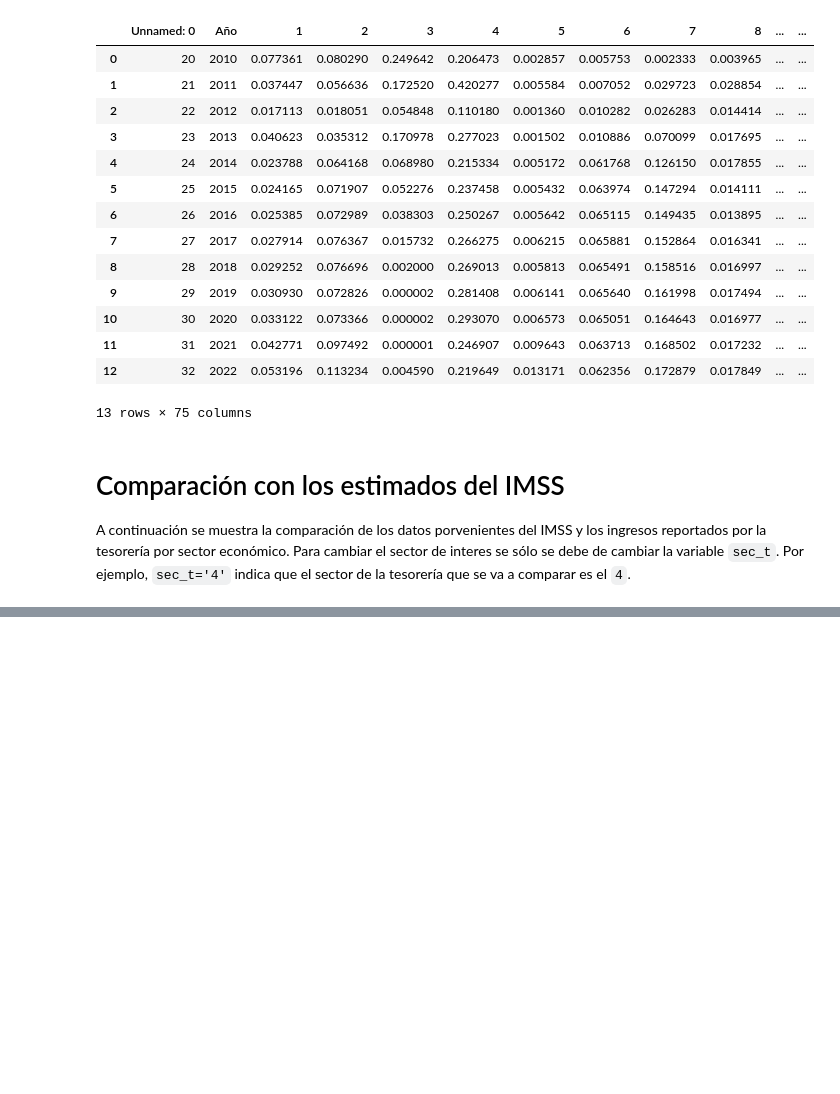
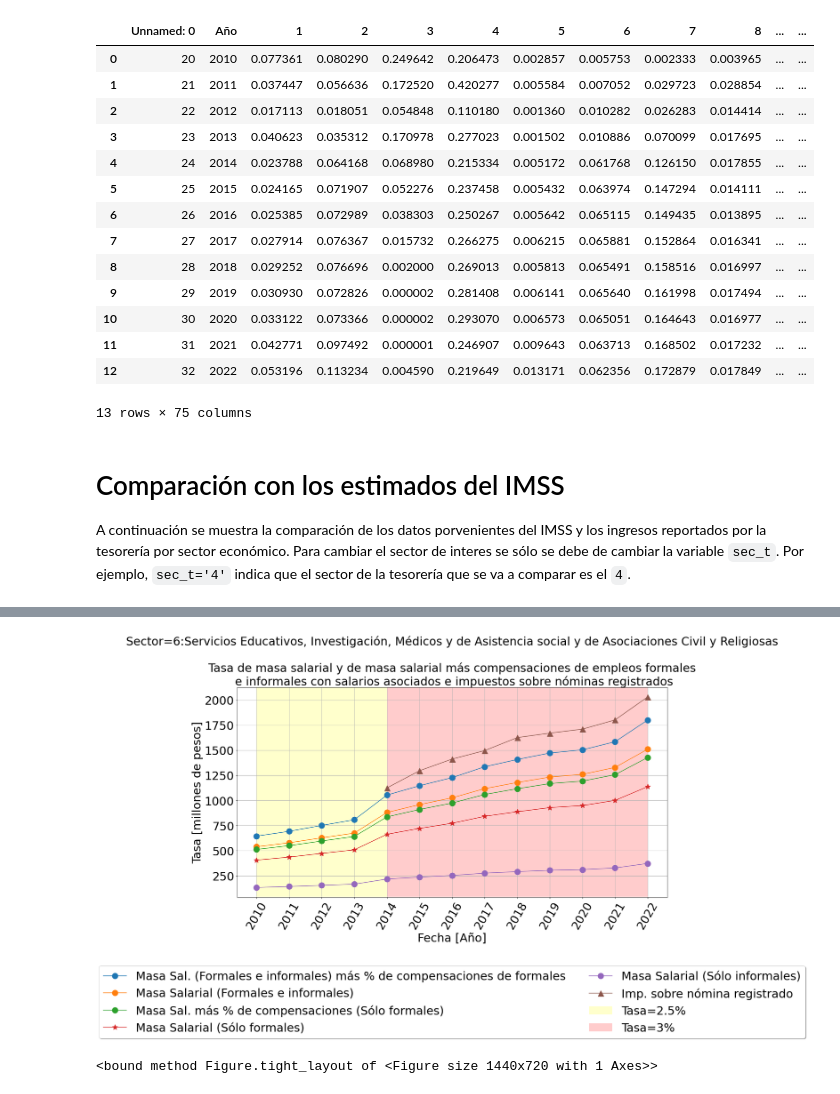
Before and after one commit to milocortes/tesoreria_cdmx, a Jupyter notebook: IMSS_NOMINA/src/Masa_salarial_Sectores_IMSS_Tesorería.ipynb, the cells around one changed output, grey strips where cells are left out. Drawn from its saved outputs; the diff is of its cells as text; code cells hidden in the pictures; blank space fills up the shorter version.

```diff
--- a/IMSS_NOMINA/src/Masa_salarial_Sectores_IMSS_Tesorería.ipynb
+++ b/IMSS_NOMINA/src/Masa_salarial_Sectores_IMSS_Tesorería.ipynb
@@ -594 +594,73 @@ fig.tight_layout
 <bound method Figure.tight_layout of <Figure size 1440x720 with 1 Axes>>
+# %%
+ms='masa_sal_ta'
+
+sec_t='6'
+
+from crosswalks_scian_tesoreria import tesoreria_v15
+
+tesoreria_v15['1_2']='Comercio al por Mayor y al por Menor'
+
+markersize=15
+
+fig, ax = plt.subplots(figsize=(20, 10))
+# for ms in masa_sal_col:
+
+    # Plot the data
+ax.plot(1e-6*df_masa_sal_anual['masa_sal_ta_tesoreria_'+str(sec_t)+'_tasa_anual_con_compensaciones'].values[:-1]+1e-6*df_masa_sal_anual['masa_sal_ta_tesoreria_'+str(sec_t)+'_tasa_anual_frac_informales'].values[:-1],
+
+        'o-',markersize=markersize,label='Masa Sal. (Formales e informales) más % de compensaciones de formales')
+
+ax.plot(1e-6*df_masa_sal_anual['masa_sal_ta_tesoreria_'+str(sec_t)+'_tasa_anual'].values[:-1]+1e-6*df_masa_sal_anual['masa_sal_ta_tesoreria_'+str(sec_t)+'_tasa_anual_frac_informales'].values[:-1],
+
+        'o-',markersize=markersize,label='Masa Salarial (Formales e informales)')
+
+ax.plot(1e-6*df_masa_sal_anual['masa_sal_ta_tesoreria_'+str(sec_t)+'_tasa_anual_con_compensaciones'].values[:-1],
+
+        'o-',markersize=markersize,label='Masa Sal. más % de compensaciones (Sólo formales)')
+
+ax.plot(1e-6*(1)*df_masa_sal_anual['masa_sal_ta_tesoreria_'+str(sec_t)+'_tasa_anual'].values[:-1],
+
+        '*-',markersize=markersize,label='Masa Salarial (Sólo formales)')
+
+ax.plot(1e-6*df_masa_sal_anual['masa_sal_ta_tesoreria_'+str(sec_t)+'_tasa_anual_frac_informales'].values[:-1],
+
+        'o-',markersize=markersize,label='Masa Salarial (Sólo informales)')
+
+# ax.plot(ingresos[ingresos['Status']=='Estimado'][ingresos['Año']>=2010]['Sobre  nóminas'].values,'o-',label='Imp. sobre nómina estimado')
+
+ax.plot(df_impuestos_por_sector['impuesto_'+str(sec_t)][4:] ,'^-',markersize=markersize,label='Imp. sobre nómina registrado')
+
+    # ax.yaxis.set_label('ta')
+font_size=30
+# Get the text object
+text = ax.yaxis.get_offset_text()
+
+plt.ylabel('Tasa [millones de pesos]',size=font_size,color='k')
+plt.xlabel('Fecha [Año]',size=font_size,color='k')
+plt.title('Sector='+sec_t+':'+tesoreria_v15[int(sec_t)]+'\n\n Tasa de masa salarial y de masa salarial más compensaciones de empleos formales \n e informales con salarios asociados e impuestos sobre nóminas registrados',size=font_size,color='k')
+plt.xticks(range(0,len(df_masa_sal_anual['Año'].values)-1),list(df_masa_sal_anual['Año'].values[:-1]),rotation=60,color='k',
+           size=30 )
+plt.yticks(color='k',size=font_size)
+
+# ax.legend(prop={'size': 30})
+# ax.grid(True)
+
+ax.axvspan(0, 4, facecolor='yellow', alpha=0.2,label='Tasa=2.5%')
+ax.axvspan(4, len(df_masa_sal_anual['Año'].values)-2, facecolor='red', alpha=0.2,label='Tasa=3%')
+
+# ax.legend(prop={'size': 30})
+
+ax.legend(prop={'size': 30},loc='upper center', bbox_to_anchor=(0.5, -0.3),
+          fancybox=True, shadow=True, ncol=2)
+ax.grid(True)
+# Set the size.
+text.set_size(30) # Overkill!
+
+plt.show()
+
+fig.tight_layout
+# fig.savefig('Gráficos/Masa_sal_total_anual.png', dpi='figure', format='png')
+# %% [output]
+[figure, added]
+<bound method Figure.tight_layout of <Figure size 1440x720 with 1 Axes>>
```
Also changed, not shown: parts of 4 cells of this notebook.
